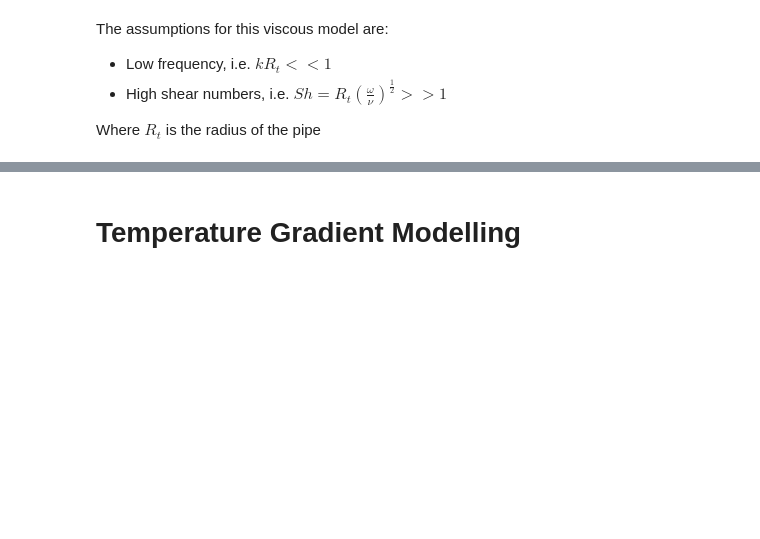
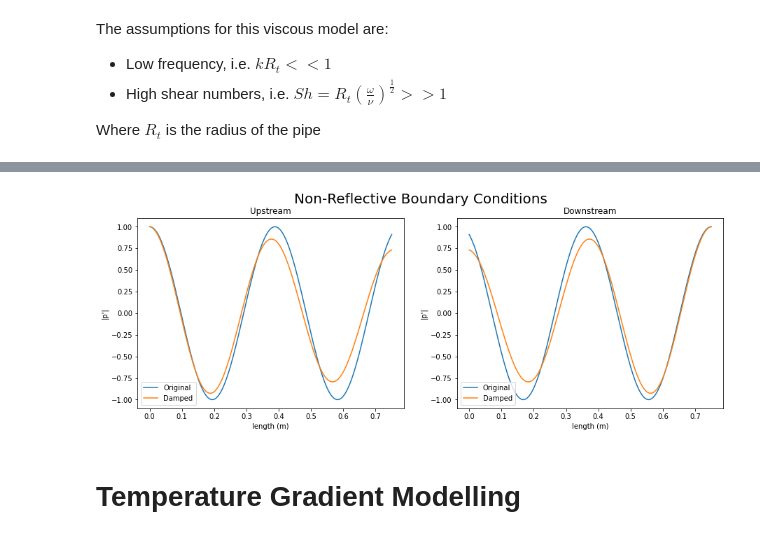
Before and after one commit to kyubin-l/fyp, a Jupyter notebook: acoustic-modes.ipynb, the cells around one changed output, grey strips where cells are left out. Cells and saved outputs as stored; diff of their text form; code cells hidden in the pictures; blank space fills up the shorter version.

```diff
--- a/acoustic-modes.ipynb
+++ b/acoustic-modes.ipynb
@@ -204,3 +211,7 @@ plt.show()
+# %%
+test2.plot_non_reflective_bc()
+# %% [output]
+[figure, added]
 # %% [markdown]
 # Temperature Gradient Modelling
 # %% [markdown]
```
Also changed, not shown: parts of 19 cells of this notebook.
